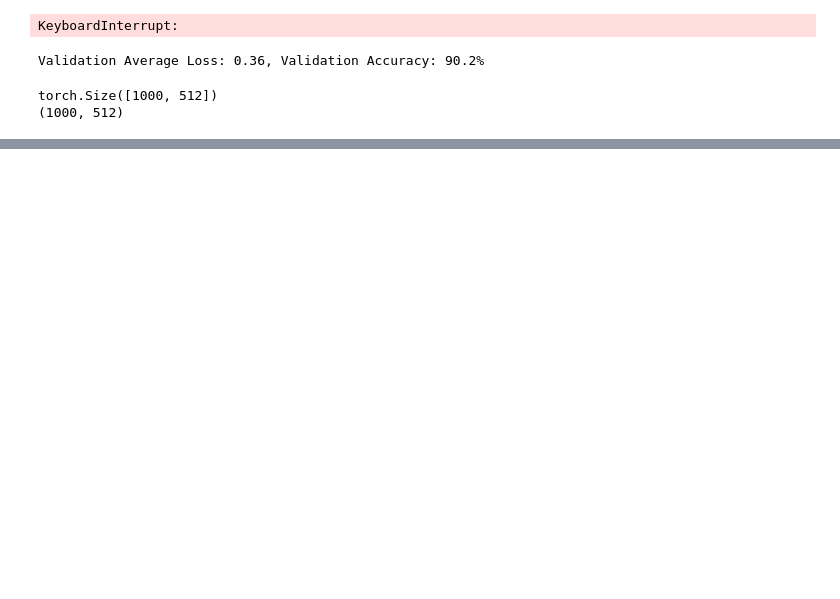
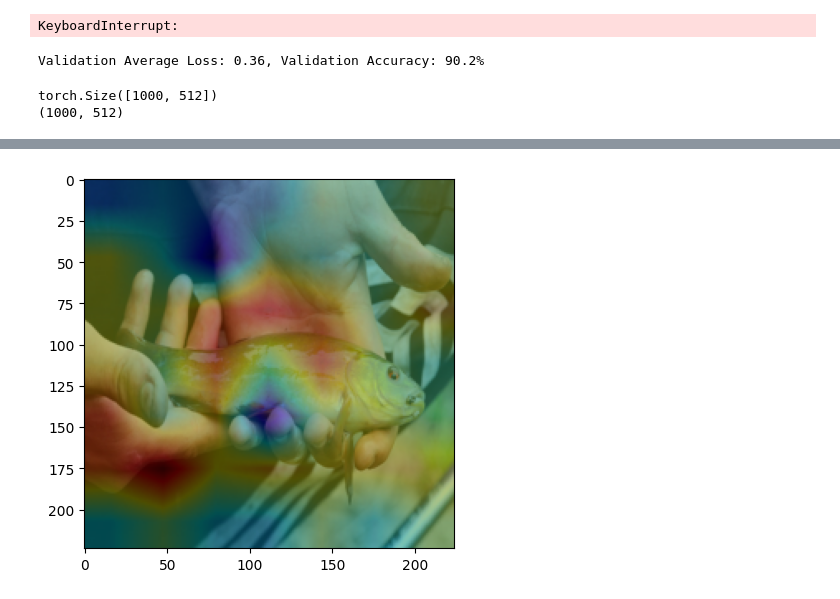
Before and after one commit to kevinguo455/CAMs-and-Emergency-Vehicles, a Jupyter notebook: apr21_kevin.ipynb, the cells around one changed output, grey strips where cells are left out. Saved outputs shown, nothing was run; the diff lists cells and outputs as text; code cells hidden in the pictures; blank space fills up the shorter version.

```diff
--- a/apr21_kevin.ipynb
+++ b/apr21_kevin.ipynb
@@ -174,0 +175,4 @@ cam(data_val_chainsaw[50][0])
+# %%
+cam(data_val_chainsaw[49][0])
+# %% [output]
+[figure, added]
```
Also changed, not shown: parts of 3 cells of this notebook.
